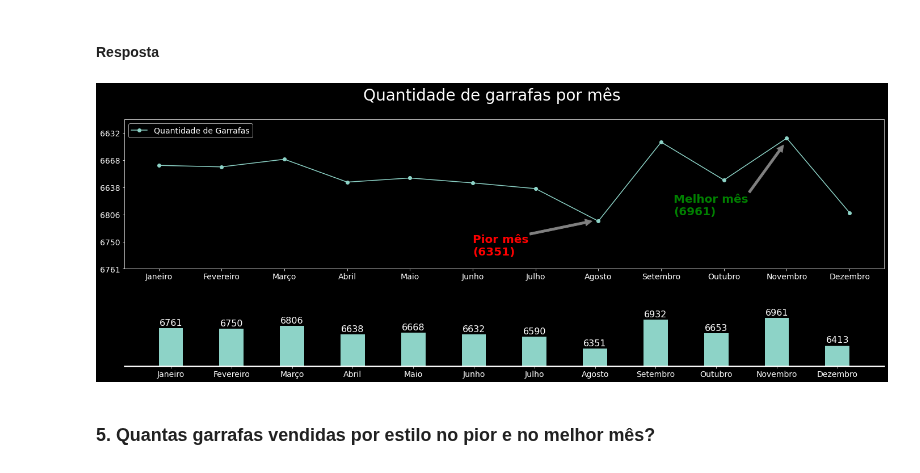
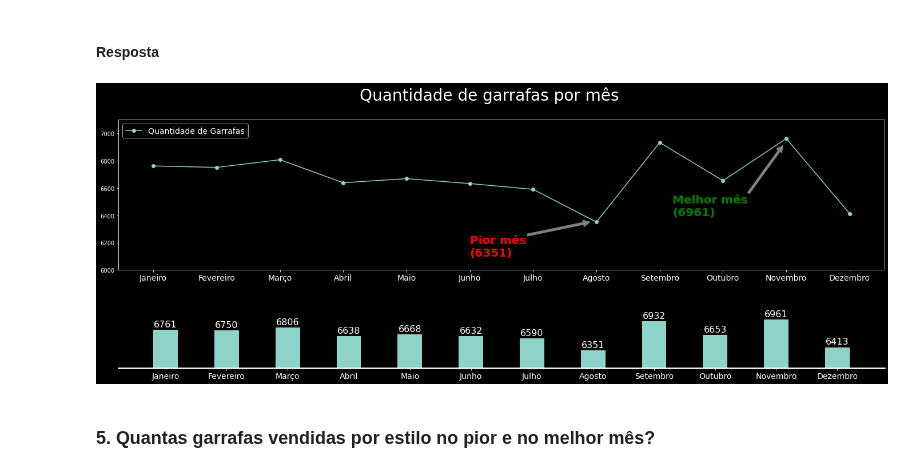
Before and after one commit to rafaelpuyau/infinity_school, a Jupyter notebook: ds/notebooks/8ª_aula_DS.ipynb, the cells around one changed output. Saved outputs shown, nothing was run; the diff lists cells and outputs as text; code cells hidden in the pictures.

Commit message:
Acertando o eixo y do 4º gráfico

```diff
--- a/ds/notebooks/8ª_aula_DS.ipynb
+++ b/ds/notebooks/8ª_aula_DS.ipynb
@@ -49,10 +49,10 @@ plt.style.use('dark_background')
 # %%
 fig, ax = plt.subplots(figsize=(20,8))
 
-minmax_df = df['price'].agg(['max', 'min']).sort_values()
+minmax_df = df['price'].agg(['max', 'min'])
 labels = ['Mais Caro', 'Mais Barato']
 prices = [ f'R${preco:,.2f}'.translate(f'R${preco:,.2f}'.maketrans({',': '.', '.':','})) for preco in minmax_df.values ]
-colors = ['#06A1F1', '#0715B7']
+colors = ['#0715B7', '#06A1F1']
 
 ax.barh(labels, minmax_df.values, color=colors)
 
@@ -69,13 +69,16 @@ for valor in range(len(labels)):
 ax.set_title('Faixa por Preço do Vinho', fontsize=32)
 ax.set_xlabel('Valores em R$', fontsize=20)
 ax.set_xticks([])
-ax.set_yticklabels(labels[::-1], fontsize=20)
+ax.set_yticklabels(labels, fontsize=20)
 
 for border in ['top', 'right', 'bottom']:
   ax.spines[border].set_visible(False)
 
 ax.spines['left'].set_linewidth(2.5)
 
+# Para inverter o gráfico
+ax.invert_yaxis()
+
 plt.show()
 
 fig.savefig('grafico_#1.png', dpi=300)
@@ -305,9 +308,7 @@ plt.suptitle('Quantidade de garrafas por mês', fontsize=28)
 # Gráfico 1
 ax[0].plot(sales_bottle['month'], sales_bottle['quantity'], marker='o', label='Quantidade de Garrafas')
 ax[0].set_xticks(sales_bottle['month'])
-ax[0].set_xticklabels(months)
-# ax[0].grid(visible=True, axis='both', color='grey')
-
+ax[0].set_xticklabels(labels=months, fontsize=14)
 ax[0].set_ylim([6000, 7100])
 
 # Anotação para o pior mês
@@ -332,41 +333,38 @@ ax[0].annotate(
     color='green'
 )
 
-ax[0].set_xticklabels(labels=months, fontsize=14)
-ax[0].set_yticklabels(labels=sales_bottle['quantity'], fontsize=14)
 ax[0].legend(loc='upper left', fontsize=14)
-
 
 # Gráfico 2
 ax[1].bar(sales_bottle['month'], sales_bottle['quantity'], width=0.4, label='Quantidade de Garrafas')
 ax[1].set_xticks(sales_bottle['month'])
 ax[1].set_xticklabels(months)
 
 for value in range(len(months)):
   ax[1].annotate(
         sales_bottle['quantity'][value],
         (sales_bottle['month'][value], sales_bottle['quantity'][value]),
         ha="center",
         xytext=(0,5),
         textcoords="offset points",
         color='white',
         fontsize=16
         )
 
 ax[1].set_xticklabels(labels=months, fontsize=14)
 ax[1].set_yticks([])
 
 for border in ['top', 'left', 'right']:
   ax[1].spines[border].set_visible(False)
 
 ax[1].spines['bottom'].set_linewidth(2.5)
 
 ax[1].set_ylim([6000, 7500])
 plt.show()
 
 fig.savefig('grafico_#4.png', dpi=300)
 # %% [output]
-[figure, old version]
+[figure, new version]
 # %% [markdown]
 ### 5. Quantas garrafas vendidas por estilo no pior e no melhor mês?
 # %% [markdown]
```
